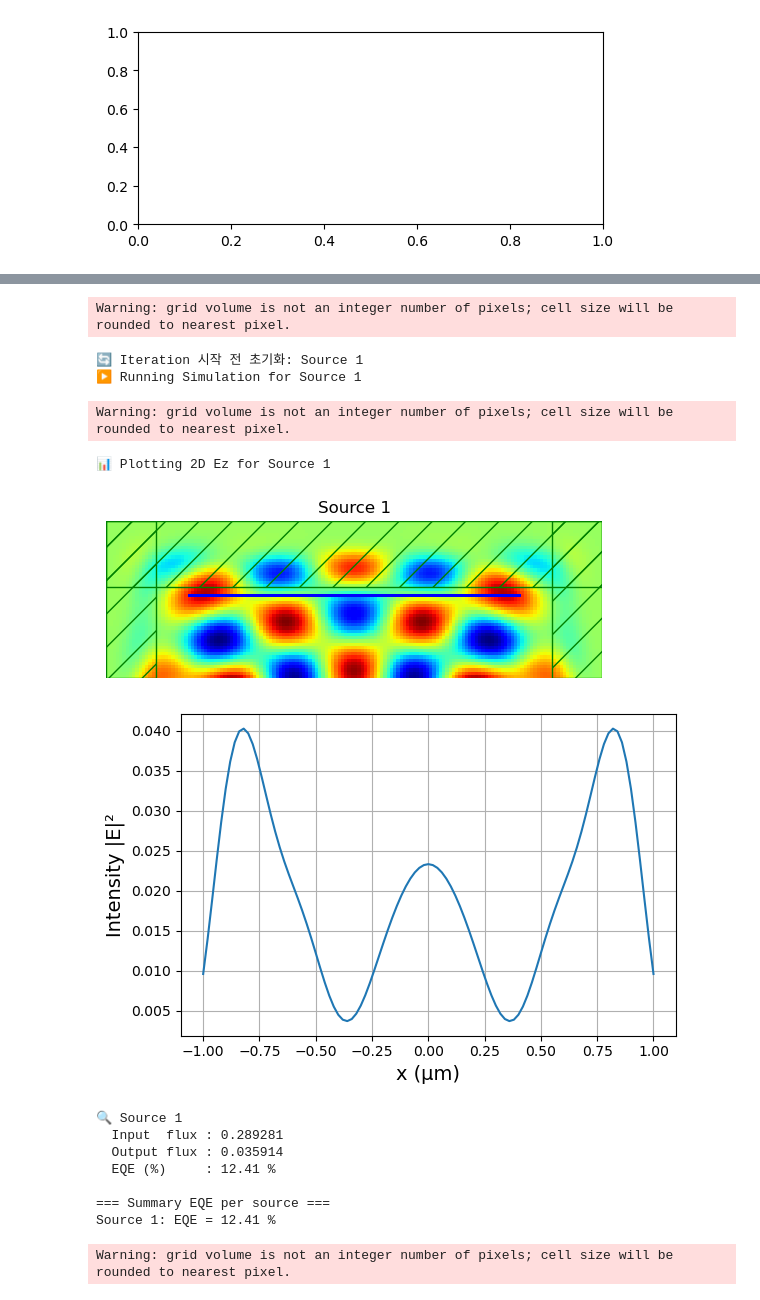
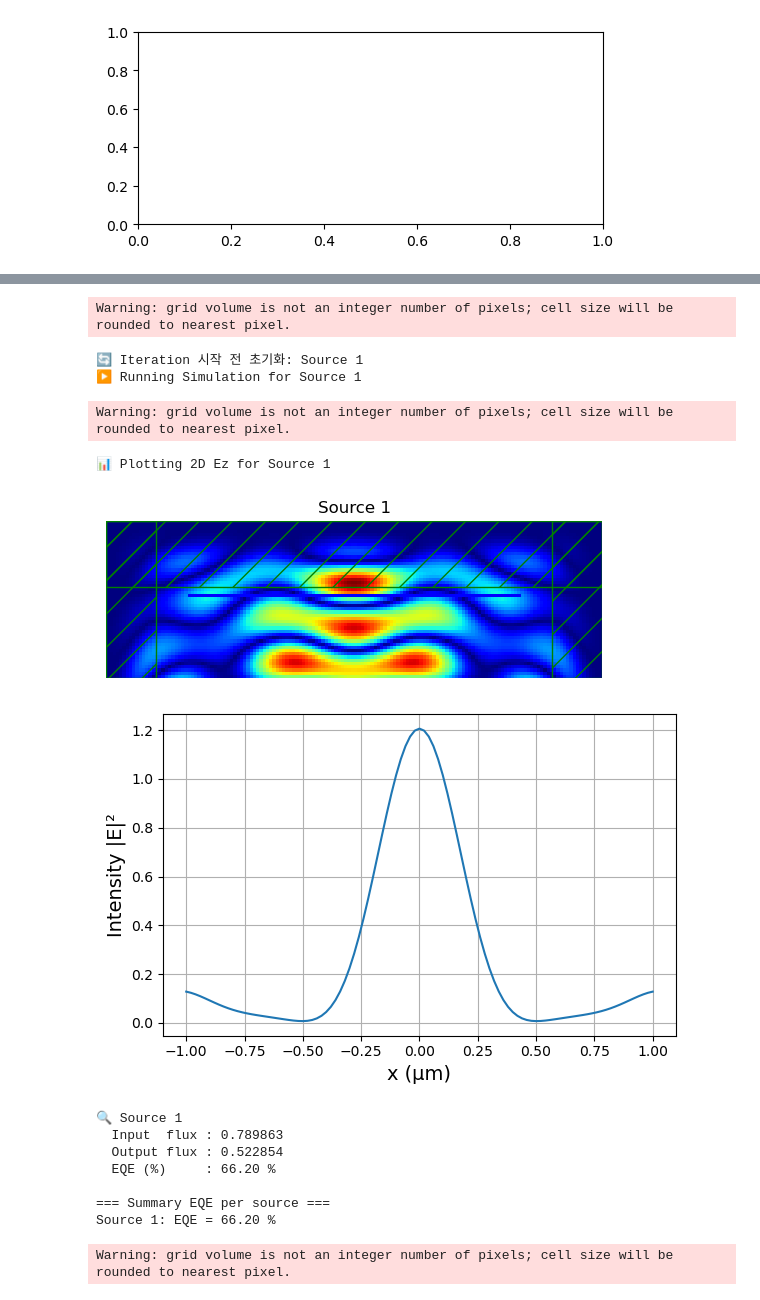
Before and after one commit to M2nion/EIDL, a Jupyter notebook: Tool/Meep/LGD/LGD setup/Mode decomposition/Kyungmin/2025/08/05/Singlelayer/Mode decomposition/OLED_Singlelayer_Adam.ipynb, the cells around one changed output, grey strips where cells are left out. Drawn from its saved outputs; the diff is of its cells as text; code cells hidden in the pictures.

```diff
--- a/Tool/Meep/LGD/LGD setup/Mode decomposition/Kyungmin/2025/08/05/Singlelayer/Mode decomposition/OLED_Singlelayer_Adam.ipynb
+++ b/Tool/Meep/LGD/LGD setup/Mode decomposition/Kyungmin/2025/08/05/Singlelayer/Mode decomposition/OLED_Singlelayer_Adam.ipynb
@@ -567,8 +570,12 @@ design_load = np.loadtxt("SingleDipole_sum.txt")
 for i in range(len(sources)):
     opt_list[i].update_design([design_load])
 # %%
-offset = 0.25
-flux_size = 0.5
+# offset = 0.25
+# flux_size = 0.5
+
+offset = 0.01
+flux_size = 0.02
+
 mn_size = 2
 
 monitor_position_y = mp.Vector3(0, center_y_monitor_position)
@@ -684,10 +691,11 @@ for i, (sim, src) in enumerate(zip(sims, sources), start=1):
     # run until fields decayed
     print(f"▶️ Running Simulation for Source {i}")
     sim.run(
-        # until_after_sources=mp.stop_when_fields_decayed(
-        #     10/df, mp.Ez, src.center, 1e-3
-        # )
-        until=300
+        until_after_sources=mp.stop_when_fields_decayed(
+            10/df, mp.Ez, src.center, 1e-3
+        )
+        # until_after_sources=mp.stop_when_dft_decayed()
+        # until=300
     )
 
     # spatial plot of Ez
@@ -696,7 +704,7 @@ for i, (sim, src) in enumerate(zip(sims, sources), start=1):
         fields=mp.Ez,
         output_plane=mp.Volume(center=monitor_position_y,
                                size=mp.Vector3(3,1)),
-        field_parameters={'post_process': lambda x: np.real(x),
+        field_parameters={'post_process': lambda x: np.abs(x),
                           'cmap': 'jet', 'alpha': 1,
                           'interpolation': 'none'},
         eps_parameters={'cmap':'magma','alpha':0.8}
@@ -713,42 +721,42 @@ for i, (sim, src) in enumerate(zip(sims, sources), start=1):
     plt.figure(figsize=(6,4))
     plt.plot(x, I, label=f"Source {i}")
     plt.xlabel('x (µm)', fontsize=14)
     plt.ylabel('Intensity |E|²', fontsize=14)
     # plt.title(f"Source {i} – Monitor size: {mn_size}µm", fontsize=16)
     plt.grid(True)
     plt.tight_layout()
     plt.show()
 
     # compute EQE
     Pin  = mp.get_fluxes(input_flux)[0]
     Pout = mp.get_fluxes(output_flux)[0]
     eqe  = 100 * Pout/Pin
     eqe_list.append(eqe)
 
     print(f"\n🔍 Source {i}")
     print(f"  Input  flux : {Pin:.6f}")
     print(f"  Output flux : {Pout:.6f}")
     print(f"  EQE (%)     : {eqe:.2f} %")
 
 # print summary
 print("\n=== Summary EQE per source ===")
 for i, val in enumerate(eqe_list, start=1):
     print(f"Source {i}: EQE = {val:.2f} %")
 # %% [output]
 Warning: grid volume is not an integer number of pixels; cell size will be rounded to nearest pixel.
 🔄 Iteration 시작 전 초기화: Source 1
 ▶️ Running Simulation for Source 1
 Warning: grid volume is not an integer number of pixels; cell size will be rounded to nearest pixel.
 📊 Plotting 2D Ez for Source 1
-[figure, old version]
+[figure, new version]
-[figure, old version]
+[figure, new version]
 🔍 Source 1
-  Input  flux : 0.289281
-  Output flux : 0.035914
-  EQE (%)     : 12.41 %
+  Input  flux : 0.789863
+  Output flux : 0.522854
+  EQE (%)     : 66.20 %
 
 === Summary EQE per source ===
-Source 1: EQE = 12.41 %
+Source 1: EQE = 66.20 %
 # %%
 sims[0].plot2D()
 # %% [output]
```
Also changed, not shown: parts of 6 cells of this notebook, 3 other files.
